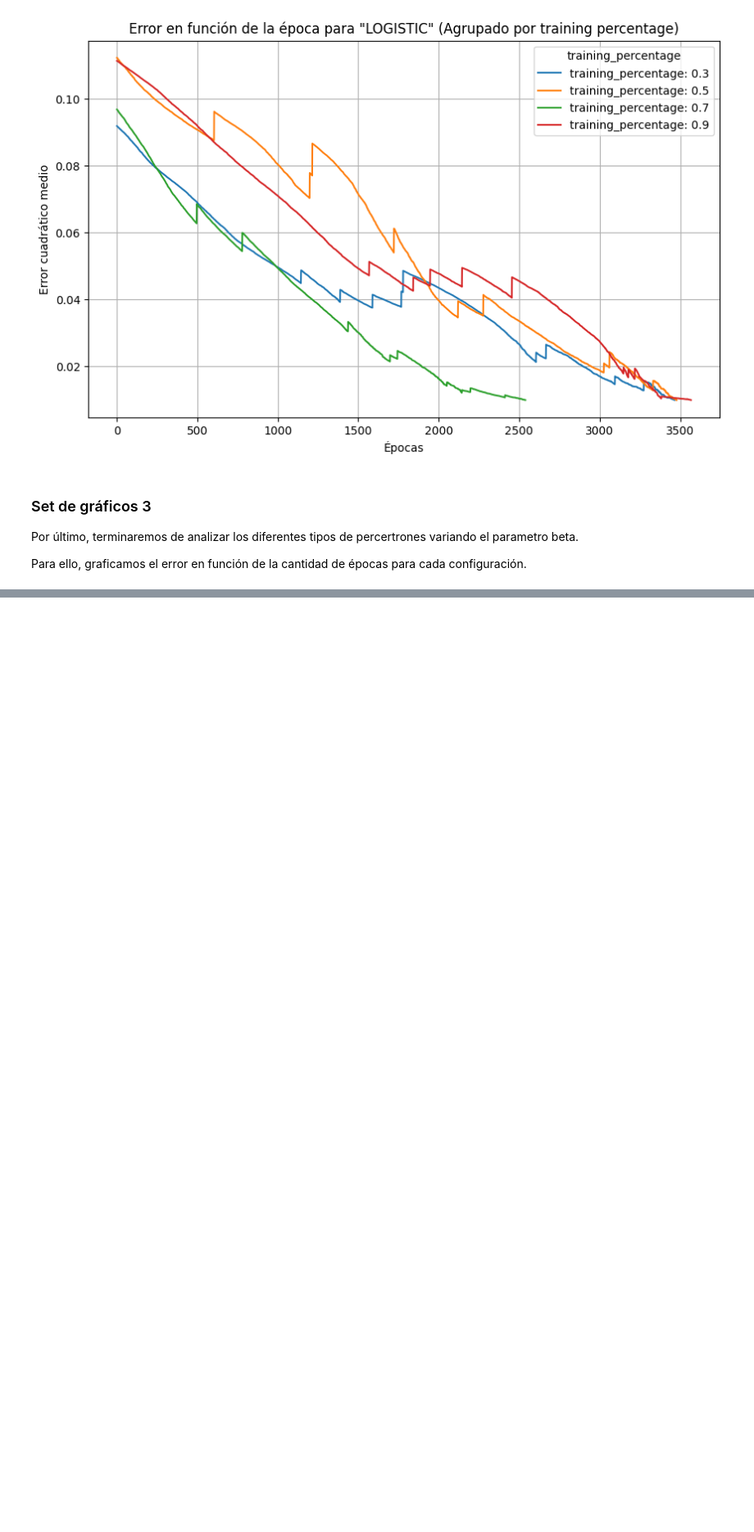
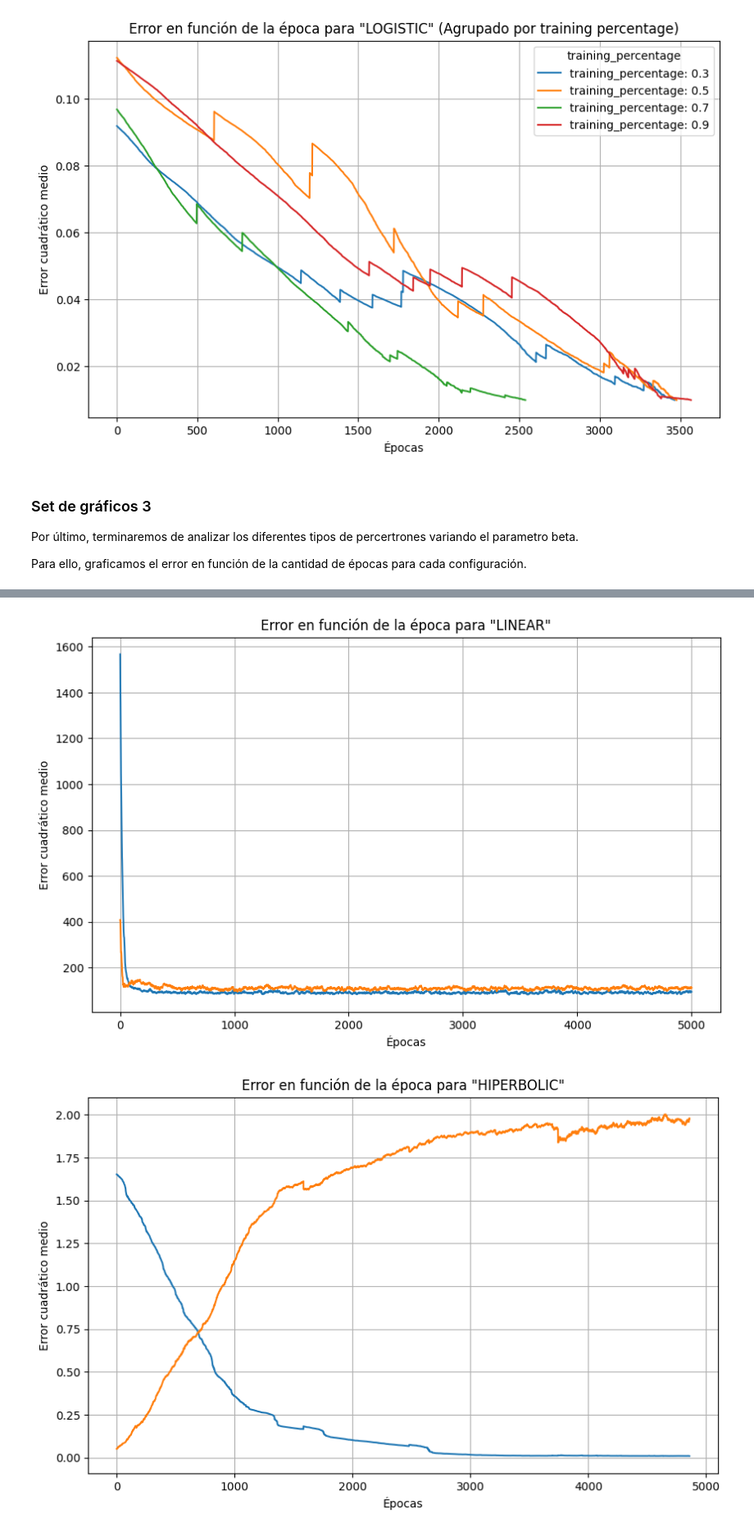
Before and after one commit to Ian-Arnott/TPs-SIA, a Jupyter notebook: Tp3/ej2/data_analysis.ipynb, the cells around one changed output, grey strips where cells are left out. Shown at 82% size. Cells and saved outputs as stored; diff of their text form; code cells hidden in the pictures; blank space fills up the shorter version.

```diff
--- a/Tp3/ej2/data_analysis.ipynb
+++ b/Tp3/ej2/data_analysis.ipynb
@@ -186,0 +191,43 @@ for perceptron_type in PERCEPTRON_TYPES:
+# %%
+repeats = 10
+
+result_list = []
+
+for perceptron_type in PERCEPTRON_TYPES:
+    configCopy = copy(config)
+    configCopy["perceptron_type"] = perceptron_type
+
+    for run in range(1, repeats+1):
+        epoch, train_errors, test_errors = run_main(configCopy)
+
+        for i in range(epoch):
+            result_list.append({
+                "perceptron_type": perceptron_type,
+                "train_errors": train_errors[i],
+                "test_errors": test_errors[i],
+                "epoch": i+1,
+            })
+
+df4 = pd.DataFrame(result_list)
+# %%
+for perceptron_type in PERCEPTRON_TYPES:
+    subset = df4[df4["perceptron_type"] == perceptron_type]
+
+    plt.figure(figsize=(10, 6))
+
+    mean_train_errors = subset.groupby("epoch")["train_errors"].mean()
+    mean_test_errors = subset.groupby("epoch")["test_errors"].mean()
+    plt.plot(mean_train_errors.index, mean_train_errors, label="Train errors")
+    plt.plot(mean_test_errors.index, mean_test_errors, label="Test errors")
+
+
+    plt.xlabel('Épocas')
+    plt.ylabel('Error cuadrático medio')
+    plt.title(f'Error en función de la época para "{perceptron_type}"')
+    plt.legend(title='Tipo de error')
+
+    plt.grid(True)
+    plt.show()
+# %% [output]
+[figure, added]
+[figure, added]
```
Also changed, not shown: parts of 6 cells of this notebook, 3 other files.
